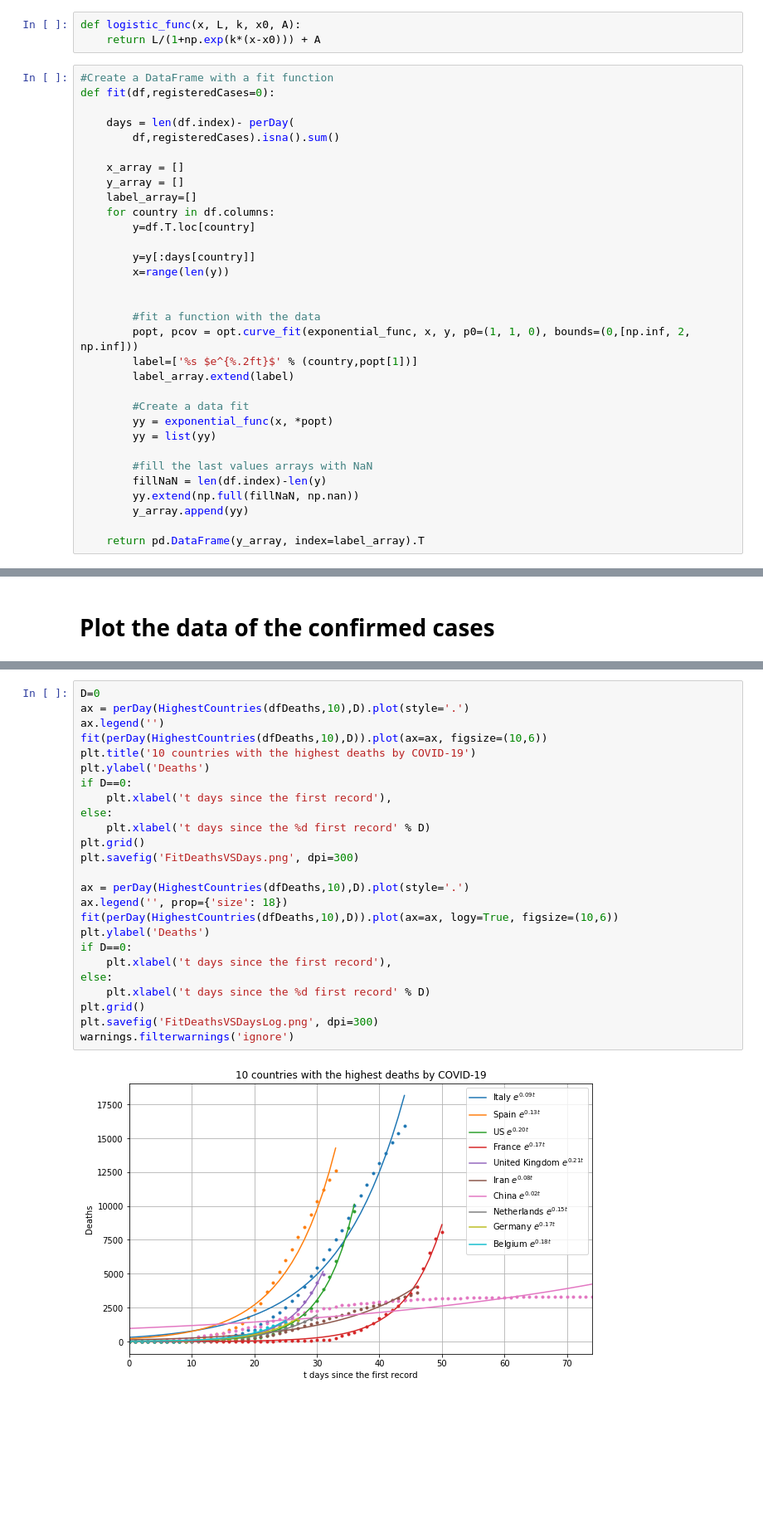
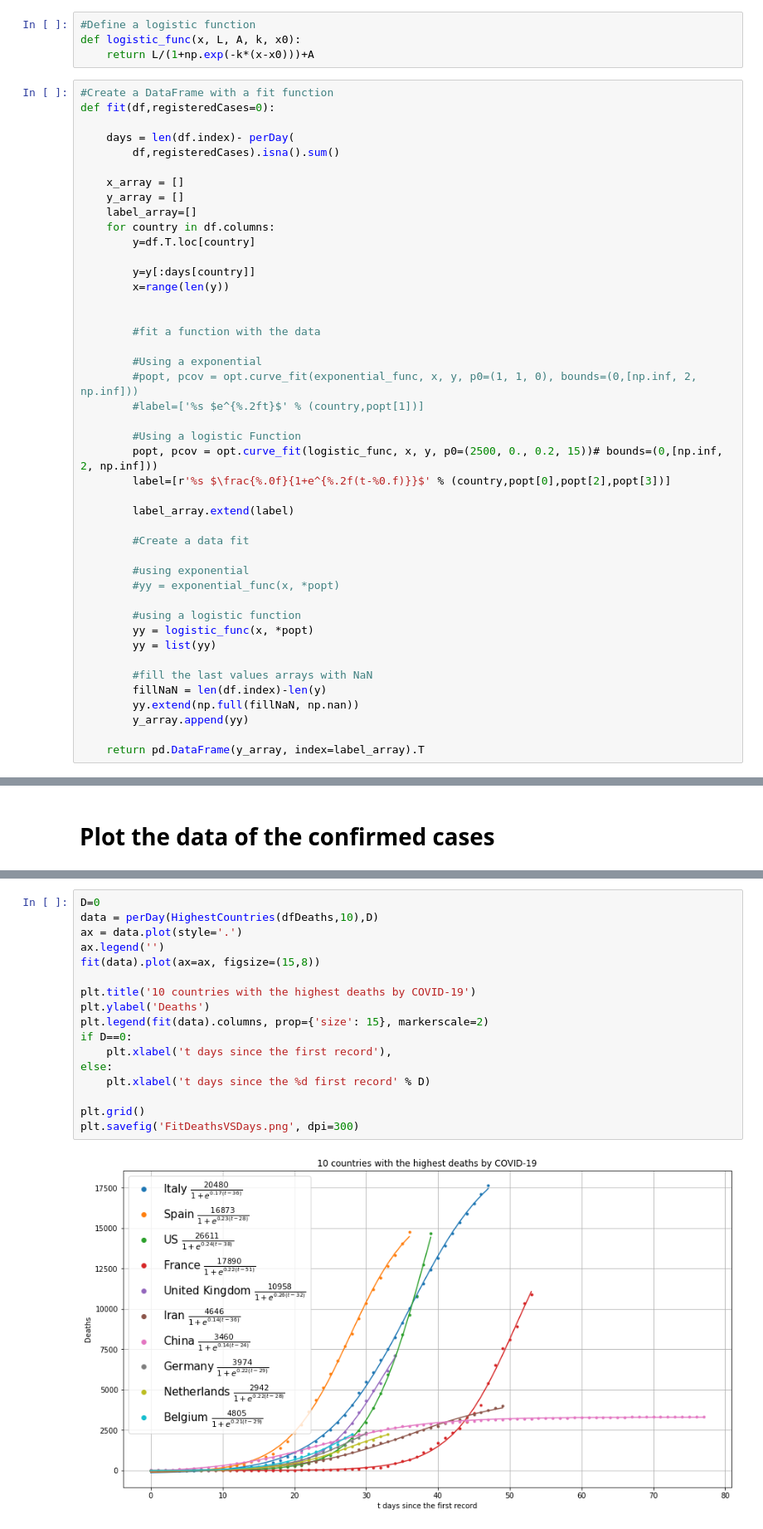
Before and after one commit to mateus-k/COVID-19, a Jupyter notebook: COVID-19.ipynb, the cells around one changed output, grey strips where cells are left out. Shown: that part at 83% size. Cells and saved outputs as stored; diff of their text form; blank space fills up the shorter version.

Commit message:
Logistic function fit and days by first death on the bar

```diff
--- a/COVID-19.ipynb
+++ b/COVID-19.ipynb
@@ -112,8 +110,9 @@ def barPlot(CountryList,registeredCases,title):
 def exponential_func(x, a, b,c):
     return a*np.exp(b*x) + c
 # %%
-def logistic_func(x, L, k, x0, A):
-    return L/(1+np.exp(k*(x-x0))) + A
+#Define a logistic function
+def logistic_func(x, L, A, k, x0):
+    return L/(1+np.exp(-k*(x-x0)))+A
 # %%
 #Create a DataFrame with a fit function
 def fit(df,registeredCases=0):
@@ -132,12 +131,24 @@ def fit(df,registeredCases=0):
 
 
         #fit a function with the data
-        popt, pcov = opt.curve_fit(exponential_func, x, y, p0=(1, 1, 0), bounds=(0,[np.inf, 2, np.inf]))
-        label=['%s $e^{%.2ft}$' % (country,popt[1])]
+
+        #Using a exponential
+        #popt, pcov = opt.curve_fit(exponential_func, x, y, p0=(1, 1, 0), bounds=(0,[np.inf, 2, np.inf]))
+        #label=['%s $e^{%.2ft}$' % (country,popt[1])]
+
+        #Using a logistic Function
+        popt, pcov = opt.curve_fit(logistic_func, x, y, p0=(2500, 0., 0.2, 15))# bounds=(0,[np.inf, 2, np.inf]))
+        label=[r'%s $\frac{%.0f}{1+e^{%.2f(t-%0.f)}}$' % (country,popt[0],popt[2],popt[3])]
+
         label_array.extend(label)
 
         #Create a data fit
-        yy = exponential_func(x, *popt)
+
+        #using exponential
+        #yy = exponential_func(x, *popt)
+
+        #using a logistic function
+        yy = logistic_func(x, *popt)
         yy = list(yy)
 
         #fill the last values arrays with NaN
@@ -266,27 +275,19 @@ plt.grid()
 # %%
 D=0
-ax = perDay(HighestCountries(dfDeaths,10),D).plot(style='.')
+data = perDay(HighestCountries(dfDeaths,10),D)
+ax = data.plot(style='.')
 ax.legend('')
-fit(perDay(HighestCountries(dfDeaths,10),D)).plot(ax=ax, figsize=(10,6))
+fit(data).plot(ax=ax, figsize=(15,8))
+
 plt.title('10 countries with the highest deaths by COVID-19')
 plt.ylabel('Deaths')
+plt.legend(fit(data).columns, prop={'size': 15}, markerscale=2)
 if D==0:
     plt.xlabel('t days since the first record'),
 else:
     plt.xlabel('t days since the %d first record' % D)
+
 plt.grid()
 plt.savefig('FitDeathsVSDays.png', dpi=300)
-
-ax = perDay(HighestCountries(dfDeaths,10),D).plot(style='.')
-ax.legend('', prop={'size': 18})
-fit(perDay(HighestCountries(dfDeaths,10),D)).plot(ax=ax, logy=True, figsize=(10,6))
-plt.ylabel('Deaths')
-if D==0:
-    plt.xlabel('t days since the first record'),
-else:
-    plt.xlabel('t days since the %d first record' % D)
-plt.grid()
-plt.savefig('FitDeathsVSDaysLog.png', dpi=300)
-warnings.filterwarnings('ignore')
 # %% [output]
-[figure, old version]
+[figure, new version]
```
Also changed, not shown: parts of 9 cells of this notebook.
